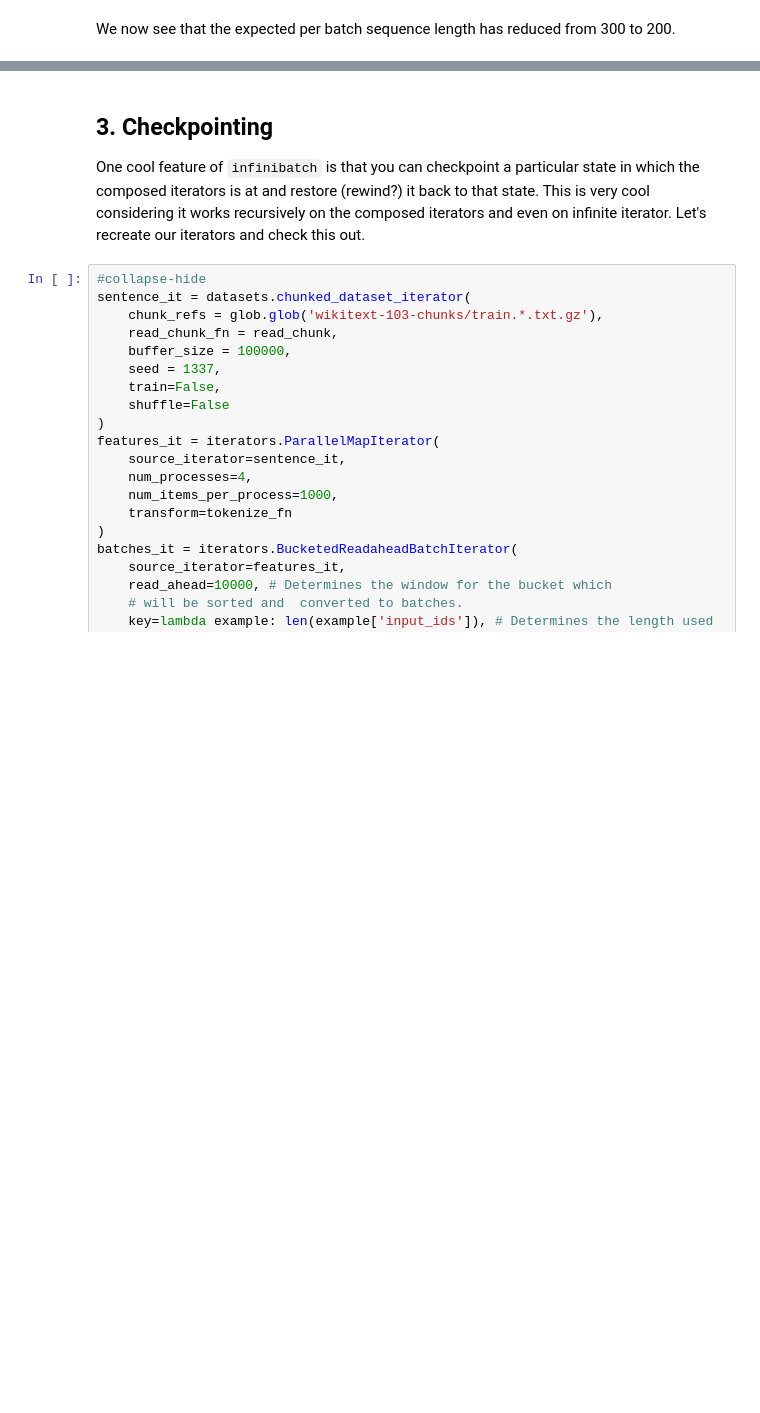
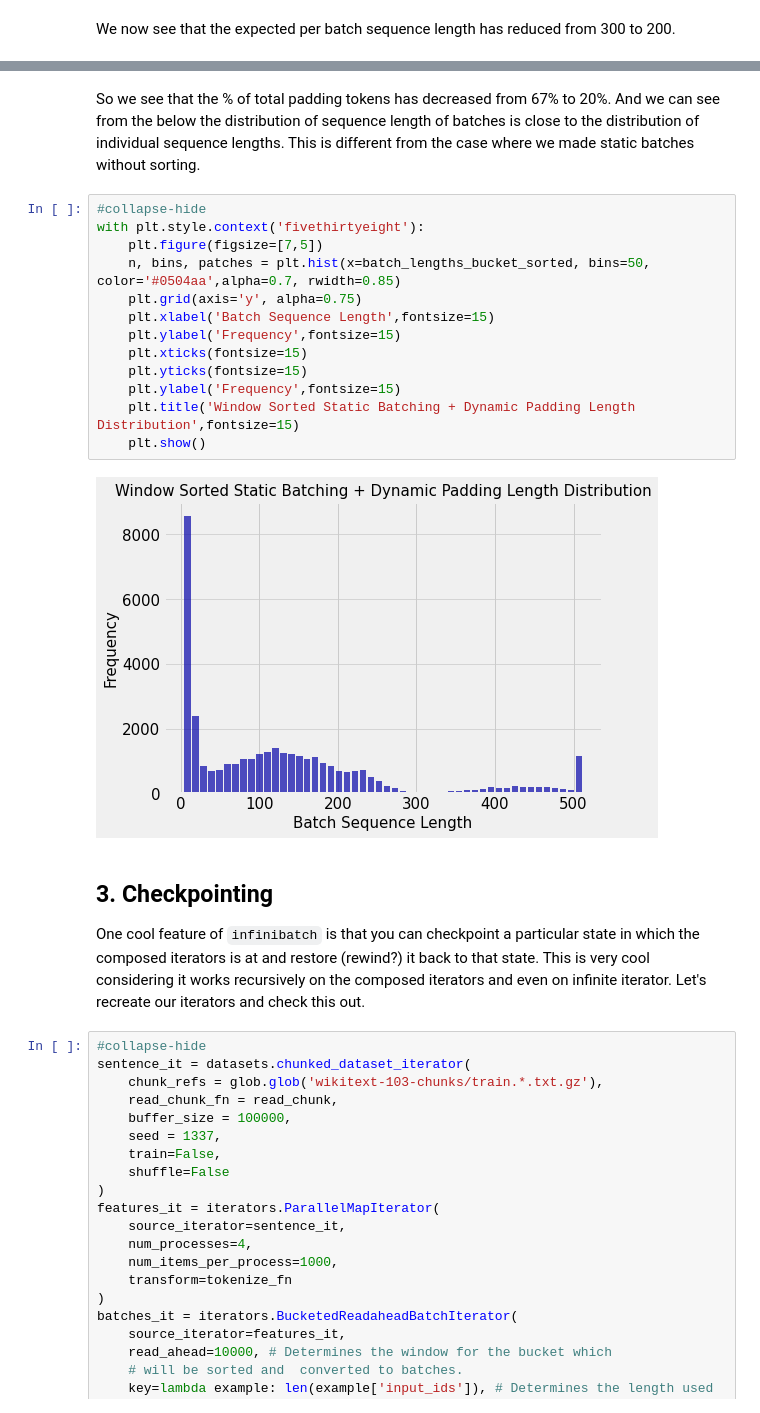
Before and after one commit to sai-prasanna/saiprasanna.in, a Jupyter notebook: _notebooks/2020-09-13-efficient-dynamic-batching-of-large-datasets-with-infinibatch.ipynb, the cells around one changed output, grey strips where cells are left out. Saved outputs shown, nothing was run; the diff lists cells and outputs as text; blank space fills up the shorter version.

```diff
--- a/_notebooks/2020-09-13-efficient-dynamic-batching-of-large-datasets-with-infinibatch.ipynb
+++ b/_notebooks/2020-09-13-efficient-dynamic-batching-of-large-datasets-with-infinibatch.ipynb
@@ -400,3 +453,20 @@ We now see that the expected per batch sequence length has reduced from 300 to 2
+# %% [markdown]
+So we see that the % of total padding tokens has decreased from 67% to 20%. And we can see from the below the distribution of sequence length of batches is close to the distribution of individual sequence lengths. This is different from the case where we made static batches without sorting.
+# %%
+#collapse-hide
+with plt.style.context('fivethirtyeight'):
+    plt.figure(figsize=[7,5])
+    n, bins, patches = plt.hist(x=batch_lengths_bucket_sorted, bins=50, color='#0504aa',alpha=0.7, rwidth=0.85)
+    plt.grid(axis='y', alpha=0.75)
+    plt.xlabel('Batch Sequence Length',fontsize=15)
+    plt.ylabel('Frequency',fontsize=15)
+    plt.xticks(fontsize=15)
+    plt.yticks(fontsize=15)
+    plt.ylabel('Frequency',fontsize=15)
+    plt.title('Window Sorted Static Batching + Dynamic Padding Length Distribution',fontsize=15)
+    plt.show()
+# %% [output]
+[figure, added]
 # %% [markdown]
 ## 3. Checkpointing
 
```
Also changed, not shown: parts of 9 cells of this notebook.
